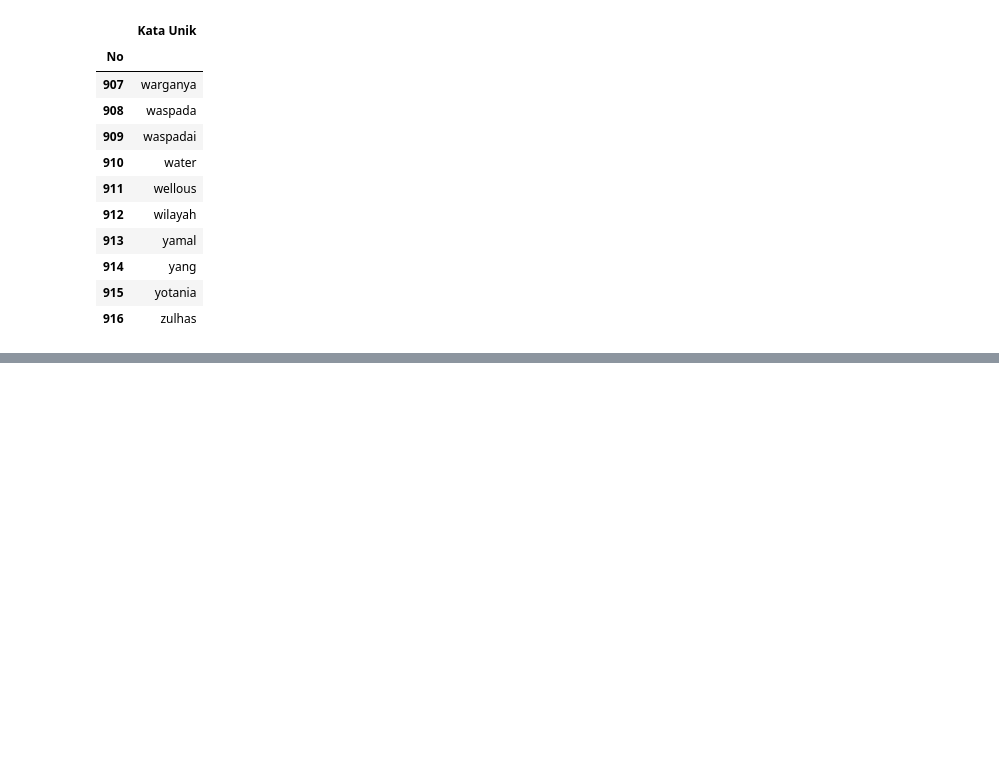
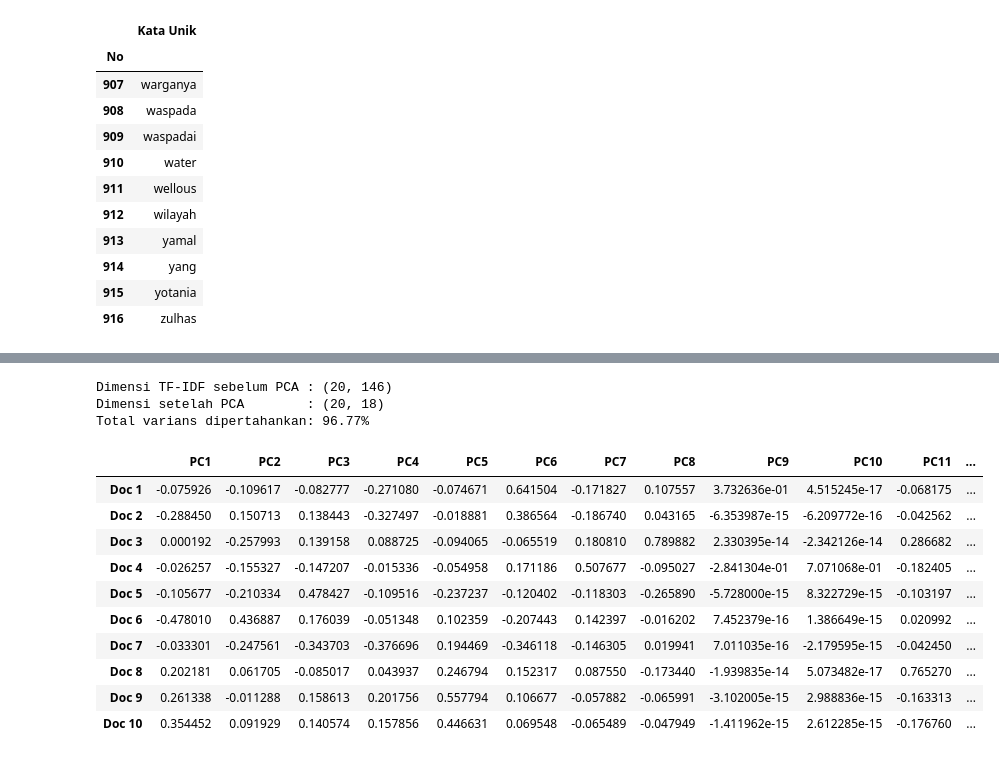
Before and after one commit to chakko-183/PPW, a Jupyter notebook: ppw/crawlingdata.ipynb, the cells around one changed output, grey strips where cells are left out. Saved outputs shown, nothing was run; the diff lists cells and outputs as text; code cells hidden in the pictures; blank space fills up the shorter version.

```diff
--- a/ppw/crawlingdata.ipynb
+++ b/ppw/crawlingdata.ipynb
@@ -403,0 +732,36 @@ Jumlah seluruh kata unik: 916
+# %%
+# --- 4.3 (Opsional) Reduksi ke n komponen yang mempertahankan >= 95% varians ---
+# Fitur hasil reduksi ini yang biasanya dipakai sebagai input model ML selanjutnya
+# (misalnya clustering atau klasifikasi berita), karena dimensinya jauh lebih kecil
+# dibanding matriks TF-IDF asli namun tetap mempertahankan sebagian besar informasi.
+
+pca_final = PCA(n_components=n_komponen_95, random_state=42)
+tfidf_pca_final = pca_final.fit_transform(tfidf_dense)
+
+print("Dimensi TF-IDF sebelum PCA :", tfidf_dense.shape)
+print("Dimensi setelah PCA        :", tfidf_pca_final.shape)
+print("Total varians dipertahankan: {:.2f}%".format(
+    100 * pca_final.explained_variance_ratio_.sum()
+))
+
+df_pca_final = pd.DataFrame(
+    tfidf_pca_final,
+    columns=[f'PC{i+1}' for i in range(tfidf_pca_final.shape[1])],
+    index=[f"Doc {i+1}" for i in range(tfidf_pca_final.shape[0])]
+)
+df_pca_final.head(10)
+# %% [output]
+Dimensi TF-IDF sebelum PCA : (20, 146)
+Dimensi setelah PCA        : (20, 18)
+Total varians dipertahankan: 96.77%
+|  | PC1 | PC2 | PC3 | PC4 | PC5 | PC6 | PC7 | PC8 | PC9 | PC10 | PC11 | ... |
+| Doc 1 | -0.075926 | -0.109617 | -0.082777 | -0.271080 | -0.074671 | 0.641504 | -0.171827 | 0.107557 | 3.732636e-01 | 4.515245e-17 | -0.068175 | ... |
+| Doc 2 | -0.288450 | 0.150713 | 0.138443 | -0.327497 | -0.018881 | 0.386564 | -0.186740 | 0.043165 | -6.353987e-15 | -6.209772e-16 | -0.042562 | ... |
+| Doc 3 | 0.000192 | -0.257993 | 0.139158 | 0.088725 | -0.094065 | -0.065519 | 0.180810 | 0.789882 | 2.330395e-14 | -2.342126e-14 | 0.286682 | ... |
+| Doc 4 | -0.026257 | -0.155327 | -0.147207 | -0.015336 | -0.054958 | 0.171186 | 0.507677 | -0.095027 | -2.841304e-01 | 7.071068e-01 | -0.182405 | ... |
+| Doc 5 | -0.105677 | -0.210334 | 0.478427 | -0.109516 | -0.237237 | -0.120402 | -0.118303 | -0.265890 | -5.728000e-15 | 8.322729e-15 | -0.103197 | ... |
+| Doc 6 | -0.478010 | 0.436887 | 0.176039 | -0.051348 | 0.102359 | -0.207443 | 0.142397 | -0.016202 | 7.452379e-16 | 1.386649e-15 | 0.020992 | ... |
+| Doc 7 | -0.033301 | -0.247561 | -0.343703 | -0.376696 | 0.194469 | -0.346118 | -0.146305 | 0.019941 | 7.011035e-16 | -2.179595e-15 | -0.042450 | ... |
+| Doc 8 | 0.202181 | 0.061705 | -0.085017 | 0.043937 | 0.246794 | 0.152317 | 0.087550 | -0.173440 | -1.939835e-14 | 5.073482e-17 | 0.765270 | ... |
+| Doc 9 | 0.261338 | -0.011288 | 0.158613 | 0.201756 | 0.557794 | 0.106677 | -0.057882 | -0.065991 | -3.102005e-15 | 2.988836e-15 | -0.163313 | ... |
+| Doc 10 | 0.354452 | 0.091929 | 0.140574 | 0.157856 | 0.446631 | 0.069548 | -0.065489 | -0.047949 | -1.411962e-15 | 2.612285e-15 | -0.176760 | ... |
```
Also changed, not shown: parts of 11 cells of this notebook.
